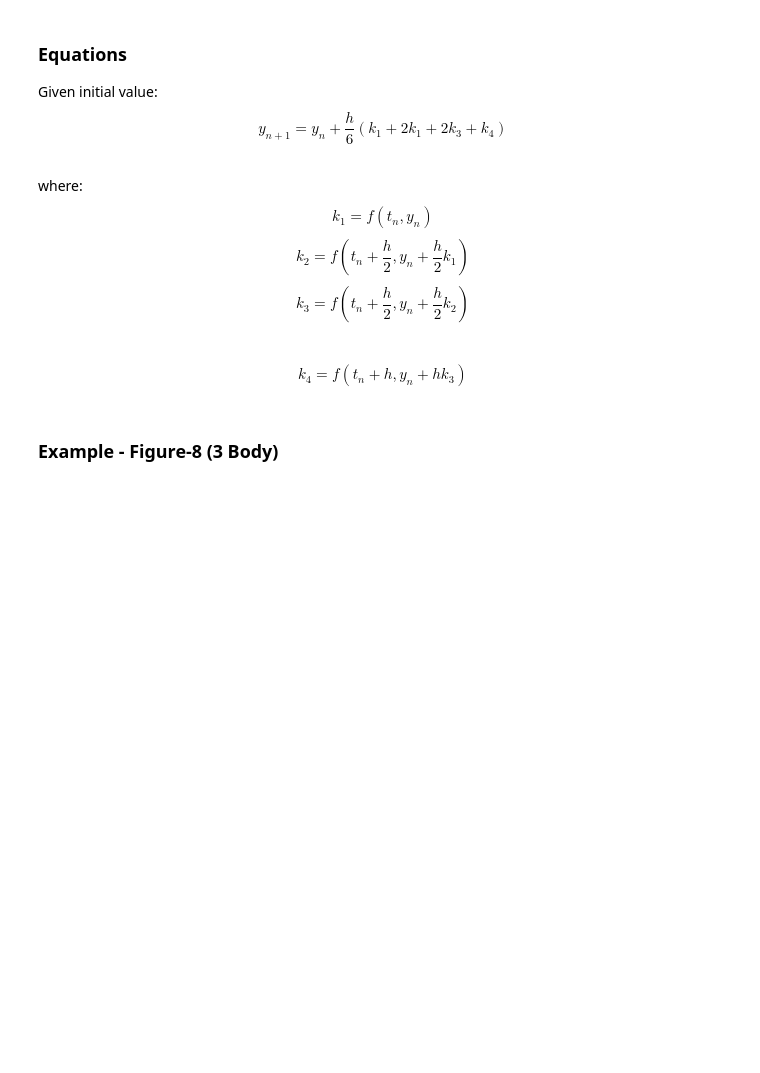
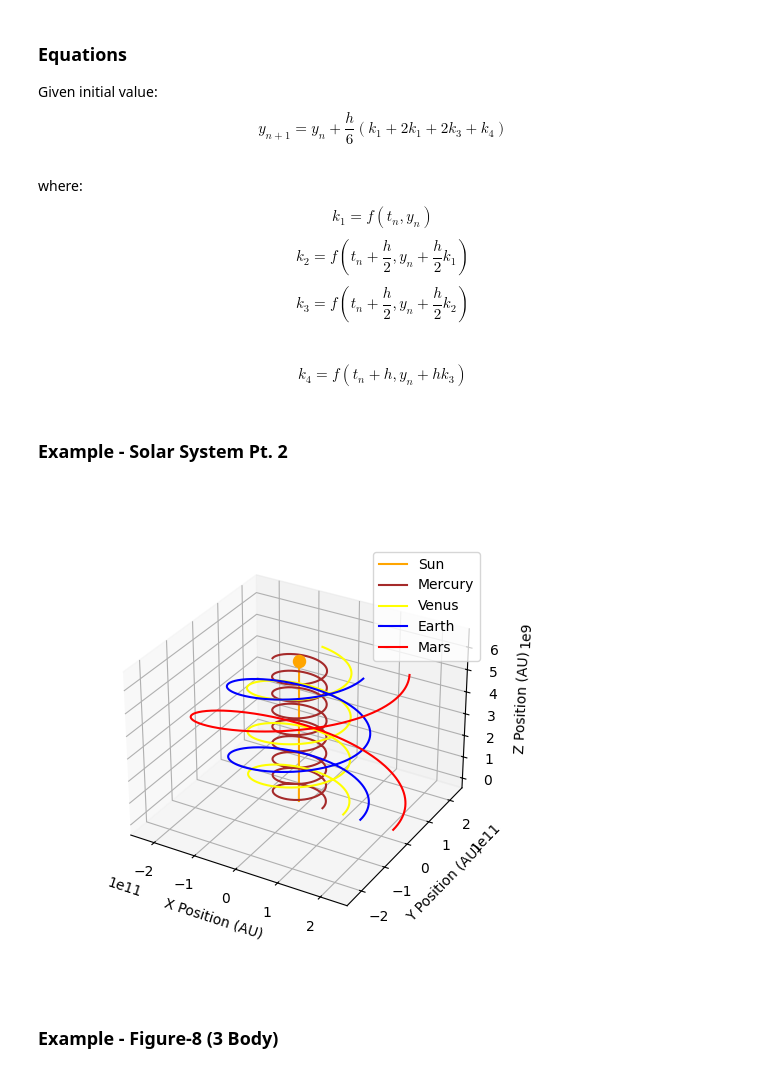
Before and after one commit to connorb0531/NBodyProblem, a Jupyter notebook: NBodyProblem.ipynb, the cells around one changed output. Cells and saved outputs as stored; diff of their text form; code cells hidden in the pictures; blank space fills up the shorter version.

```diff
--- a/NBodyProblem.ipynb
+++ b/NBodyProblem.ipynb
@@ -214,6 +218,27 @@ def RK4_update(positions, velocities, masses, h):
     # Update positions and velocities (standard RK4)
     positions[:] = positions + (h /6.0) * (k1_r + 2 * k2_r + 2 * k3_r + k4_r)
     velocities[:] = velocities + (h /6.0) * (k1_v + 2 * k2_v + 2 * k3_v + k4_v)
+# %% [markdown]
+### Example - Solar System Pt. 2
+# %%
+from bodies_util import solar_sys_positions, solar_sys_velocities, solar_sys_masses, solar_sys_attr
+
+# Constant variables
+N = 9 # Number of bodies calculated
+N_plot = 5 # Number of bodies plotted
+years = 2 # Earth years
+h = 1e4 # Time step size (seconds)
+timesteps = int(years * 31557600 / h)  # Number of simulation steps
+
+# Pre-set solar system data
+bodies_2 = [solar_sys_positions, solar_sys_velocities, solar_sys_masses]
+
+# Run Simulation
+history_2 = simulate(N, bodies_2, timesteps, h, method="rk4")
+
+plot_util.plot_solar_sys(history_2, N_plot, solar_sys_attr)
+# %% [output]
+[figure, added]
 # %% [markdown]
 ### Example - Figure-8 (3 Body)
 # %%
```
Also changed, not shown: parts of 9 cells of this notebook, 2 other files.
